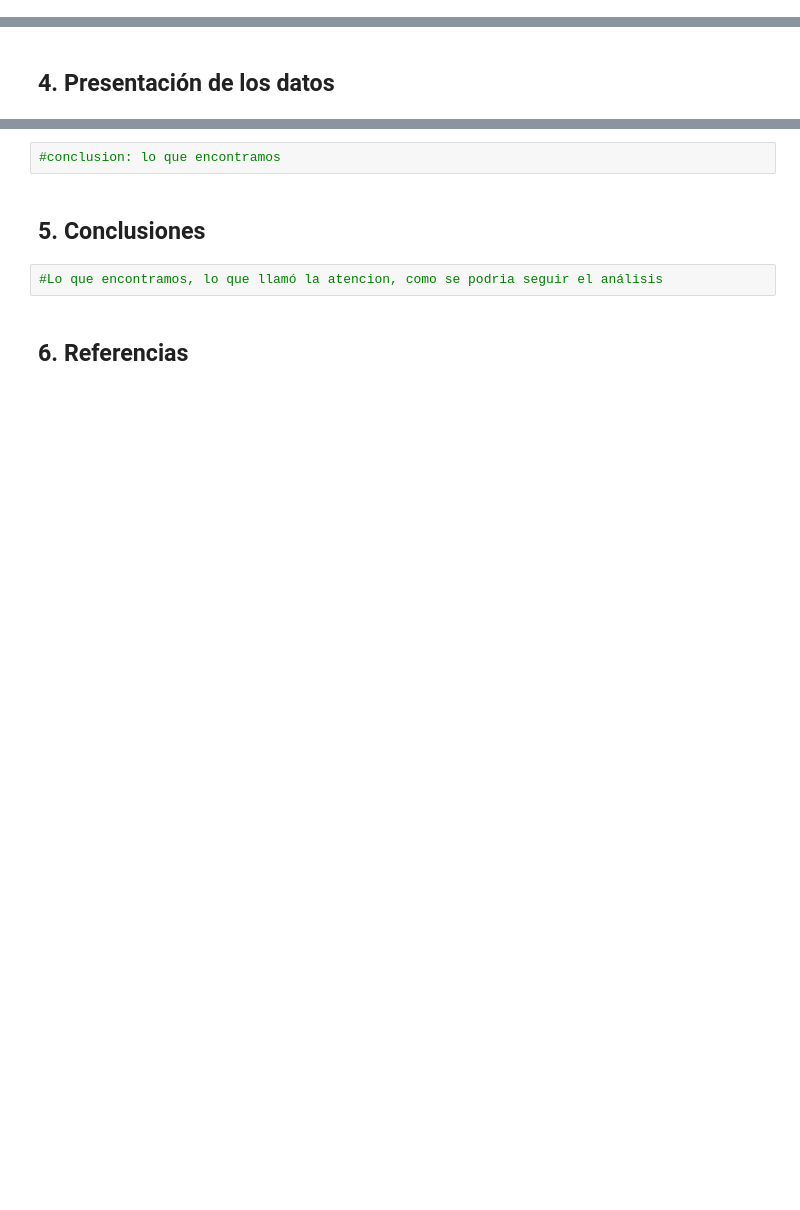
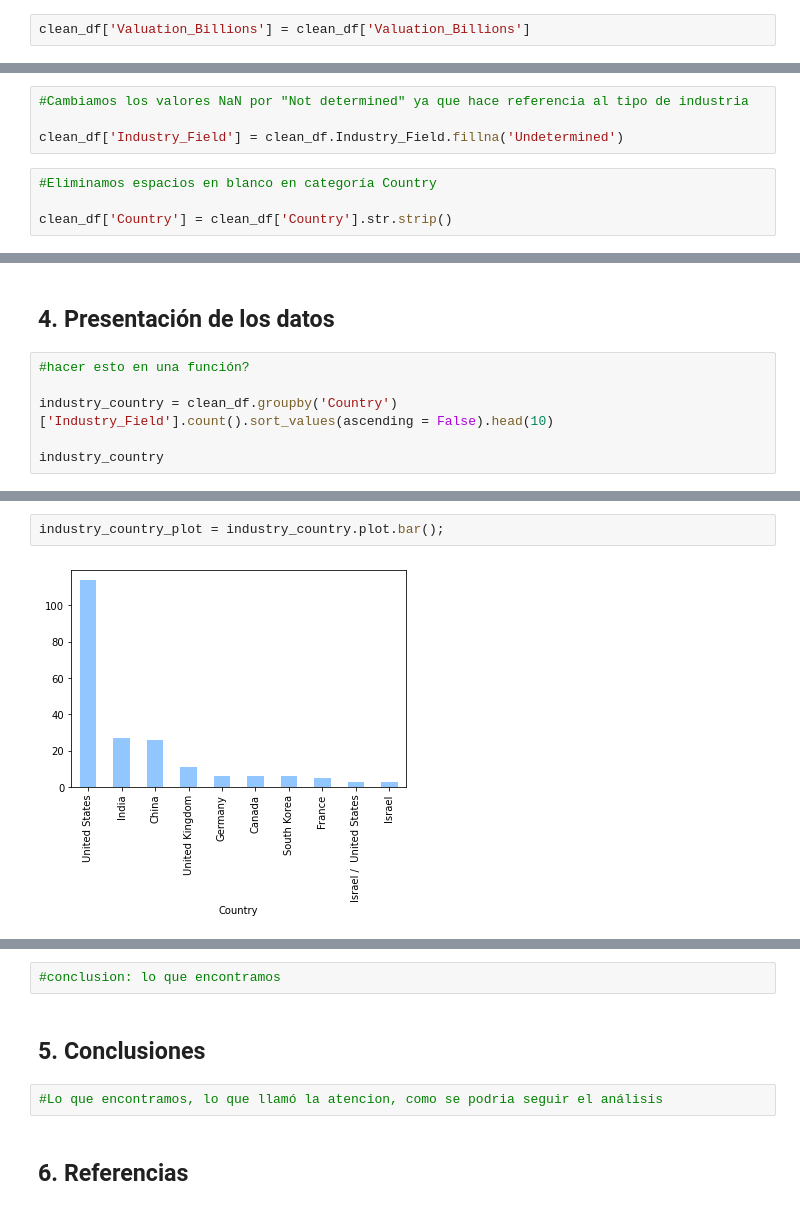
Before and after one commit to Franblar/Proyecto-Final---Startups, a Jupyter notebook: Análisis de datos - Startups.ipynb, the cells around one changed output, grey strips where cells are left out. Saved outputs shown, nothing was run; the diff lists cells and outputs as text; blank space fills up the shorter version.

```diff
--- a/Análisis de datos - Startups.ipynb
+++ b/Análisis de datos - Startups.ipynb
@@ -115,0 +191,2 @@ Para cerrar la seccion se pone una breve descripcion de lo que encontramos en lo
+# %%
+clean_df['Valuation_Billions'] = clean_df['Valuation_Billions']
@@ -115,0 +226,8 @@ Para cerrar la seccion se pone una breve descripcion de lo que encontramos en lo
+# %%
+#Cambiamos los valores NaN por "Not determined" ya que hace referencia al tipo de industria
+
+clean_df['Industry_Field'] = clean_df.Industry_Field.fillna('Undetermined')
+# %%
+#Eliminamos espacios en blanco en categoría Country
+
+clean_df['Country'] = clean_df['Country'].str.strip()
@@ -116,2 +251,8 @@ Para cerrar la seccion se pone una breve descripcion de lo que encontramos en lo
 # %% [markdown]
 ## 4. Presentación de los datos
+# %%
+#hacer esto en una función?
+
+industry_country = clean_df.groupby('Country')['Industry_Field'].count().sort_values(ascending = False).head(10)
+
+industry_country
@@ -117,0 +272,4 @@ Para cerrar la seccion se pone una breve descripcion de lo que encontramos en lo
+# %%
+industry_country_plot = industry_country.plot.bar();
+# %% [output]
+[figure, added]
```
Also changed, not shown: parts of 24 cells of this notebook.
